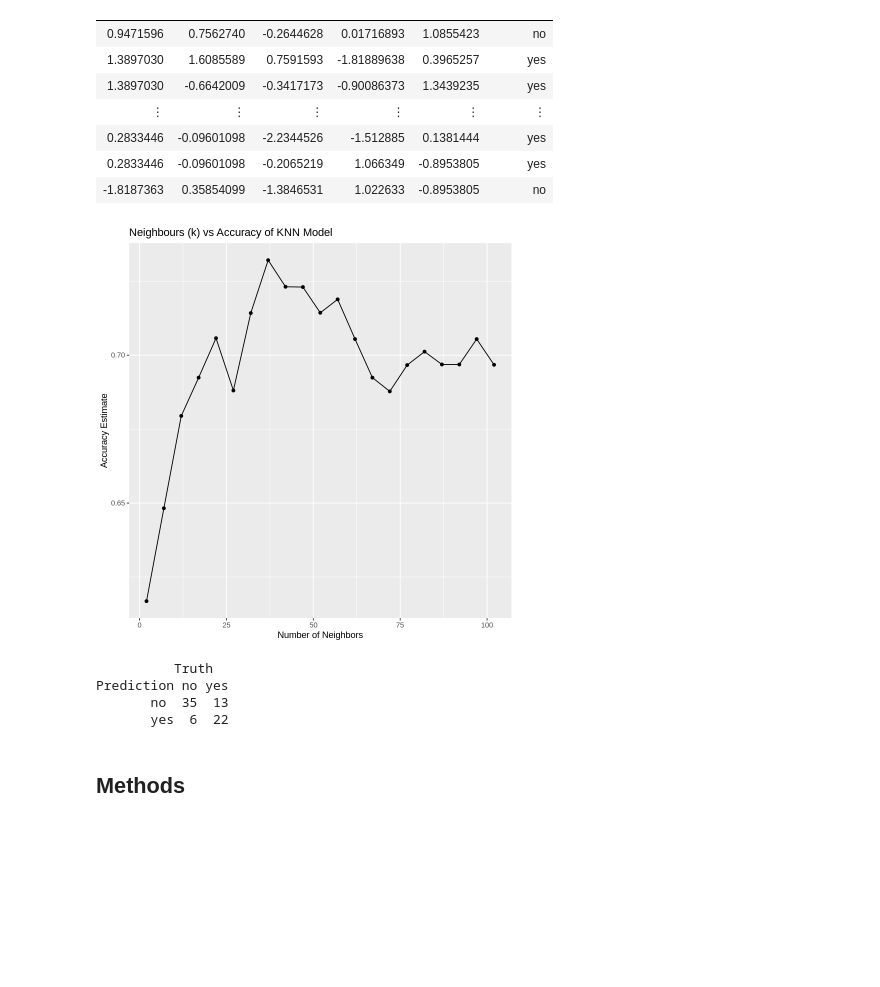
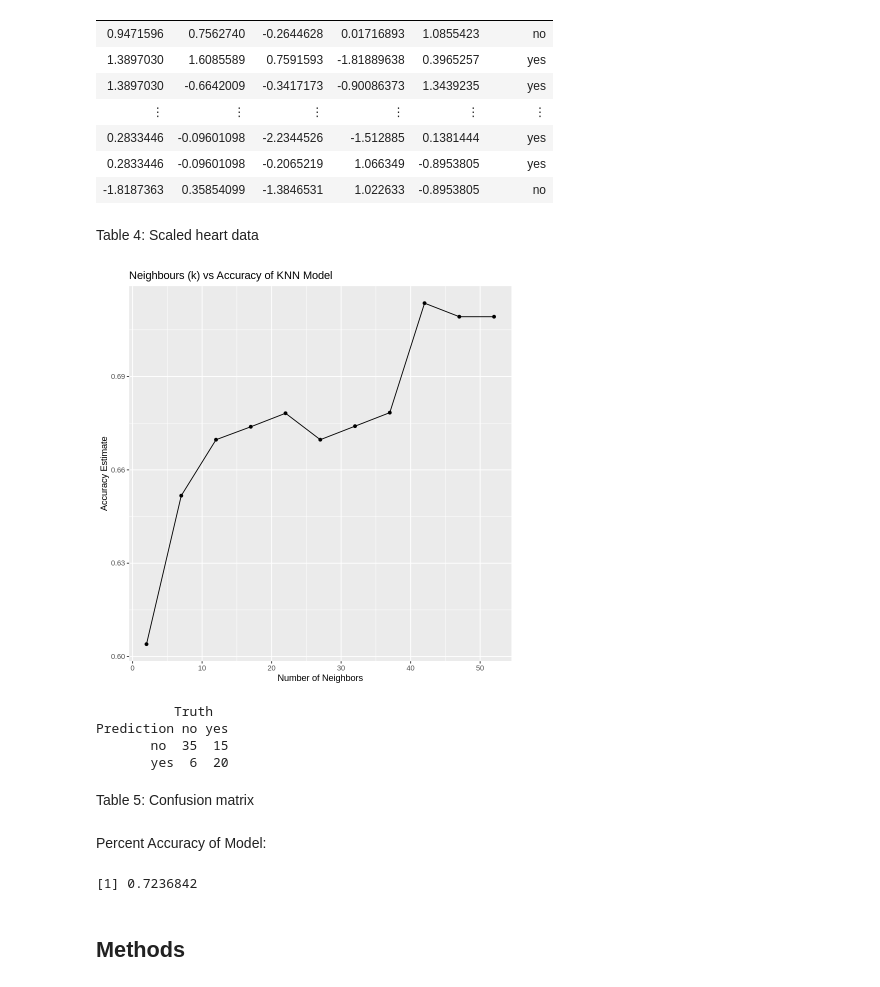
Before and after one commit to itsDagu/dsci100-group-01, a Jupyter notebook: group_proposal.ipynb, the cells around one changed output. Saved outputs shown, nothing was run; the diff lists cells and outputs as text; code cells hidden in the pictures; blank space fills up the shorter version.

```diff
--- a/group_proposal.ipynb
+++ b/group_proposal.ipynb
@@ -140,43 +150,46 @@ A tibble: 303 × 6
 | 0.2833446 | -0.09601098 | -2.2344526 | -1.512885 | 0.1381444 | yes |
 | 0.2833446 | -0.09601098 | -0.2065219 | 1.066349 | -0.8953805 | yes |
 | -1.8187363 | 0.35854099 | -1.3846531 | 1.022633 | -0.8953805 | no |
+# %% [markdown]
+Table 4: Scaled heart data
 # %%
 ## Finding the optimal k
+set.seed(1)
 knn_recipe <- recipe(presence ~ age + rest_bp + cholesterol + max_hr + st_depr, data = heart_train)
 
 heart_train <- knn_recipe |>
     prep() |>
     bake(heart_train)
 
 knn_vfold <- vfold_cv(heart_train, v = 5, strata = presence)
 
 knn_tune <- nearest_neighbor(weight_func = "rectangular", neighbors = tune()) |>
     set_engine("kknn") |>
     set_mode("classification")
 
-k <- tibble(neighbors = seq(2, 102, 5))
+k <- tibble(neighbors = seq(2, 52, 5))
 
 knn_results <- workflow() |>
     add_recipe(knn_recipe) |>
     add_model(knn_tune) |>
     tune_grid(resamples = knn_vfold, grid = k) |>
     collect_metrics()
 
 accuracies <- knn_results |>
     filter(.metric == "accuracy")
 
 cross_val_plot <- ggplot(accuracies, aes(x = neighbors, y = mean)) +
     geom_point() +
     geom_line() +
     ggtitle("Neighbours (k) vs Accuracy of KNN Model") +
     labs(x = "Number of Neighbors", y = "Accuracy Estimate")
 
 cross_val_plot
 # %% [output]
-[figure, old version]
+[figure, new version]
 # %%
 ## Testing the model
-knn_spec <- nearest_neighbor(weight = "rectangular", neighbor = 37) |>
+knn_spec <- nearest_neighbor(weight = "rectangular", neighbor = 42) |>
     set_engine("kknn") |>
     set_mode("classification")
 
@@ -198,8 +211,18 @@ knn_conf_mat
 # %% [output]
           Truth
 Prediction no yes
-       no  35  13
-       yes  6  22
+       no  35  15
+       yes  6  20
+# %% [markdown]
+Table 5: Confusion matrix
+# %% [markdown]
+Percent Accuracy of Model:
+# %%
+## Calculating percent accuracy of model
+percent_accuracy <- (35 + 20) / (35 + 20 + 6 + 15)
+percent_accuracy
+# %% [output]
+[1] 0.7236842
 # %% [markdown]
 ## Methods
 # %% [markdown]
```
Also changed, not shown: parts of 7 cells of this notebook.
